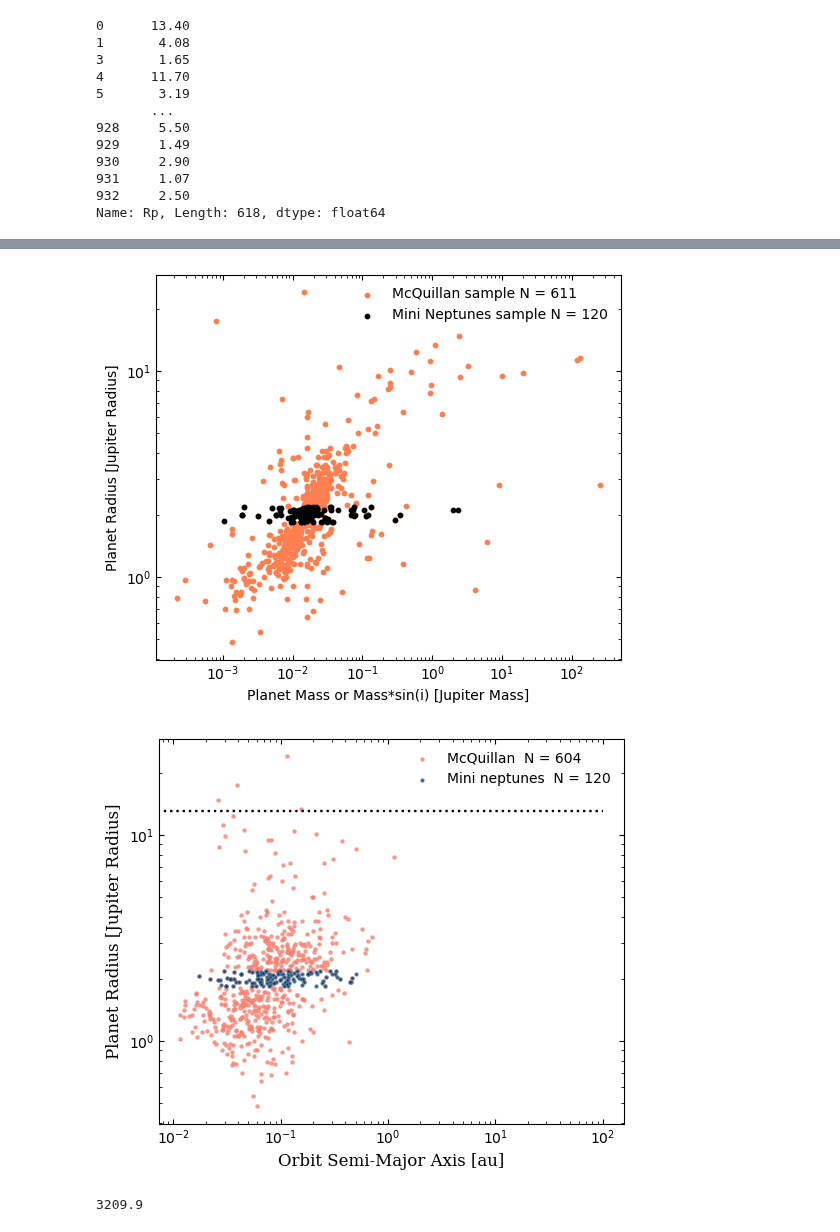
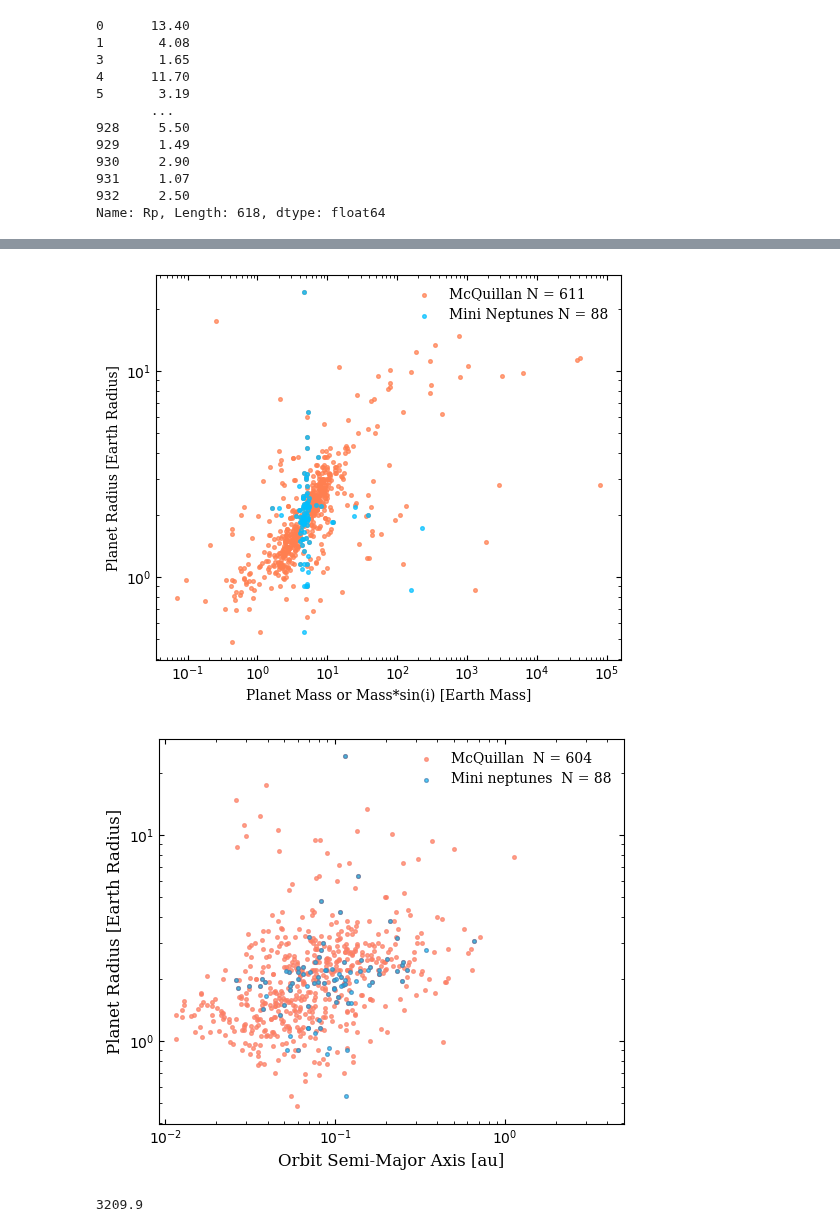
Before and after one commit to ylaksl/Exoplanets-Stats, a Jupyter notebook: analise.ipynb, the cells around one changed output, grey strips where cells are left out. Saved outputs shown, nothing was run; the diff lists cells and outputs as text; code cells hidden in the pictures.

```diff
--- a/analise.ipynb
+++ b/analise.ipynb
@@ -51,5 +60,11 @@ Name: Rp, Length: 618, dtype: float64
 # %%
-mini_neptunes = planets[(planets['Rp'] > 1.8) & (planets['Rp'] < 2.2)]
+mini_neptunes = planets[(planets['pl_rade'] > 1.8) & (planets['pl_rade'] < 2.2)]
+mini_neptunes = mini_neptunes[(mini_neptunes['pl_radeerr1'] < 0.5) & (mini_neptunes['pl_rade'] > -0.5)]
 
-len(mini_neptunes)
+mini_neptunes_mass = mini_neptunes[(mini_neptunes['pl_bmasseerr1'] < 2) & (mini_neptunes['pl_bmasseerr2'] > -2)]
+
+#teste = mini_neptunes.dropna(subset=['pl_bmasseerr1', 'pl_bmasseerr2'])
+
+
+len(mini_neptunes_mass)
 # %% [output]
@@ -143,10 +156,10 @@ plot4 = plot4.dropna(subset=['pl_bmassj', 'Rp']) #, 'pl_bmassjerr1', 'pl_bmassje
 # yerror = [yerrmax, abs(yerrmin)]
 # %%
 plt.figure(figsize=(6,5))
-plt.scatter(plot4['pl_bmassj'], plot4['Rp'], s = 10, c = 'coral', label = f'McQuillan sample N = {len(plot4)}')
+plt.scatter(plot4['pl_bmasse'], plot4['Rp'], s = 7, c = 'coral', alpha=0.7, label = f'McQuillan N = {len(plot4)}')
 #plt.scatter(prot2x['pl_bmassj'], prot2x['Rp'], s = 10, c = 'blue',label = f'2x Prot sample N = {len(prot2x)}')
 #plt.scatter(prot1x['pl_bmassj'], prot1x['Rp'], s = 10, c = 'aqua',label = f'1x Prot sample N = {len(prot1x)}')
-plt.scatter(mini_neptunes['pl_bmassj'], mini_neptunes['Rp'], s = 10, c = 'black', label = f'Mini Neptunes sample N = {len(mini_neptunes)}')
+plt.scatter(mini_neptunes['pl_bmasse'], mini_neptunes['Rp'], s = 7, c = 'deepskyblue', alpha=0.7,label = f'Mini Neptunes N = {len(mini_neptunes)}')
 
 
 plt.tick_params(direction='in', which = 'both', bottom = 1, top =1, left = 1, right = 1)
@@ -157,14 +170,14 @@ plt.yscale('log')
 #plt.vlines(0.0692, 0, 50, color = 'gray', linestyle = '--', linewidth=1.7)
 
 # plt.errorbar(plot4['pl_bmassj'], plot4['pl_radj'], xerr= xerror, yerr= yerror, fmt= 'o', ecolor='gray', elinewidth=0.5, alpha = .4, mfc = 'coral', mew = 0, ms = 3, )
-plt.ylabel('Planet Radius [Jupiter Radius]')
-plt.xlabel('Planet Mass or Mass*sin(i) [Jupiter Mass]')
+plt.ylabel('Planet Radius [Earth Radius]', family ='serif')
+plt.xlabel('Planet Mass or Mass*sin(i) [Earth Mass]', family = 'serif')
 
-plt.legend(frameon=False)
+plt.legend(frameon=False, prop={'family': 'serif'})
 
 plt.savefig('raio_mass.png', dpi=500)
 # %% [output]
-[figure, old version]
+[figure, new version]
 # %%
 plot1 = sample_primordial[sample_primordial['pl_orbsmax'] != 0] #com medida de semi orbit
 plot1 = plot1[plot1['pl_bmassj'] != 0]
@@ -178,25 +191,25 @@ imagins = plot1[plot1['discoverymethod'] == 'Imaging']
 # %%
 
 plt.figure(figsize=(6,5))
 
 #plt.scatter(plot1['pl_orbsmax'], plot1['pl_bmassj'], s = 5, marker = 'o')
-plt.scatter(trasnit['pl_orbsmax'], trasnit['Rp'], s = 5, marker = 'o', c = 'salmon', alpha = 0.7, ec = 'salmon', label = f'McQuillan  N = {len(trasnit)}')
-plt.scatter(mini_neptunes['pl_orbsmax'], mini_neptunes['Rp'], s = 5, marker = 'o', c = 'black', alpha = 0.7, ec = 'steelblue', label = f'Mini neptunes  N = {len(mini_neptunes)}')
+plt.scatter(trasnit['pl_orbsmax'], trasnit['Rp'], s = 7, marker = 'o', c = 'coral', alpha = 0.7, ec = 'salmon', label = f'McQuillan  N = {len(trasnit)}')
+plt.scatter(mini_neptunes['pl_orbsmax'], mini_neptunes['Rp'], s = 7, marker = 'o', c = 'deepskyblue', alpha = 0.7, ec = 'steelblue', label = f'Mini neptunes  N = {len(mini_neptunes)}')
 
 
-plt.hlines(13,0,100, color = 'black', linestyle = ':', linewidth=1.7)
+#plt.hlines(4130,0,10, color = 'black', linestyle = ':', linewidth=1.7)
 plt.tick_params(direction='in', which = 'both', bottom = 1, top =1, left = 1, right = 1)
 plt.xscale('log')
 plt.yscale('log')
 
 plt.xlabel('Orbit Semi-Major Axis [au]', fontsize = 12, family='serif')
 plt.ylabel('Planet Radius [Earth Radius]',fontsize = 12, family='serif')
-#plt.xlim(0,10000)
-plt.legend(frameon = False)
+plt.xlim(0,5)
+plt.legend(frameon = False, prop={'family': 'serif'})
 
 plt.savefig('semi_axis.png', dpi=500)
 # %% [output]
-[figure, old version]
+[figure, new version]
 # %%
 def freedman_diaconis_bins(data):
     iqr = np.percentile(data, 75) - np.percentile(data, 25)
```
Also changed, not shown: parts of 8 cells of this notebook.
